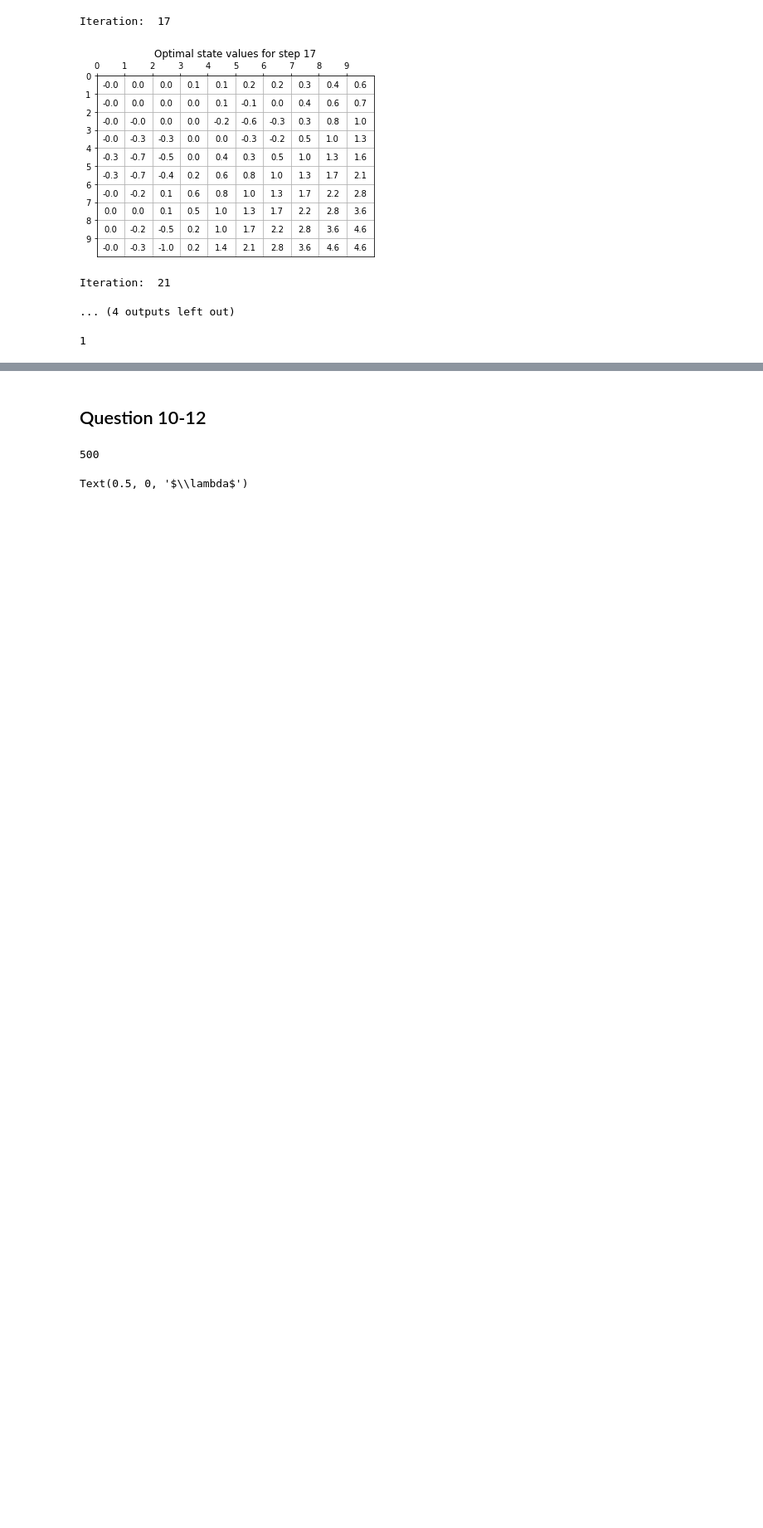
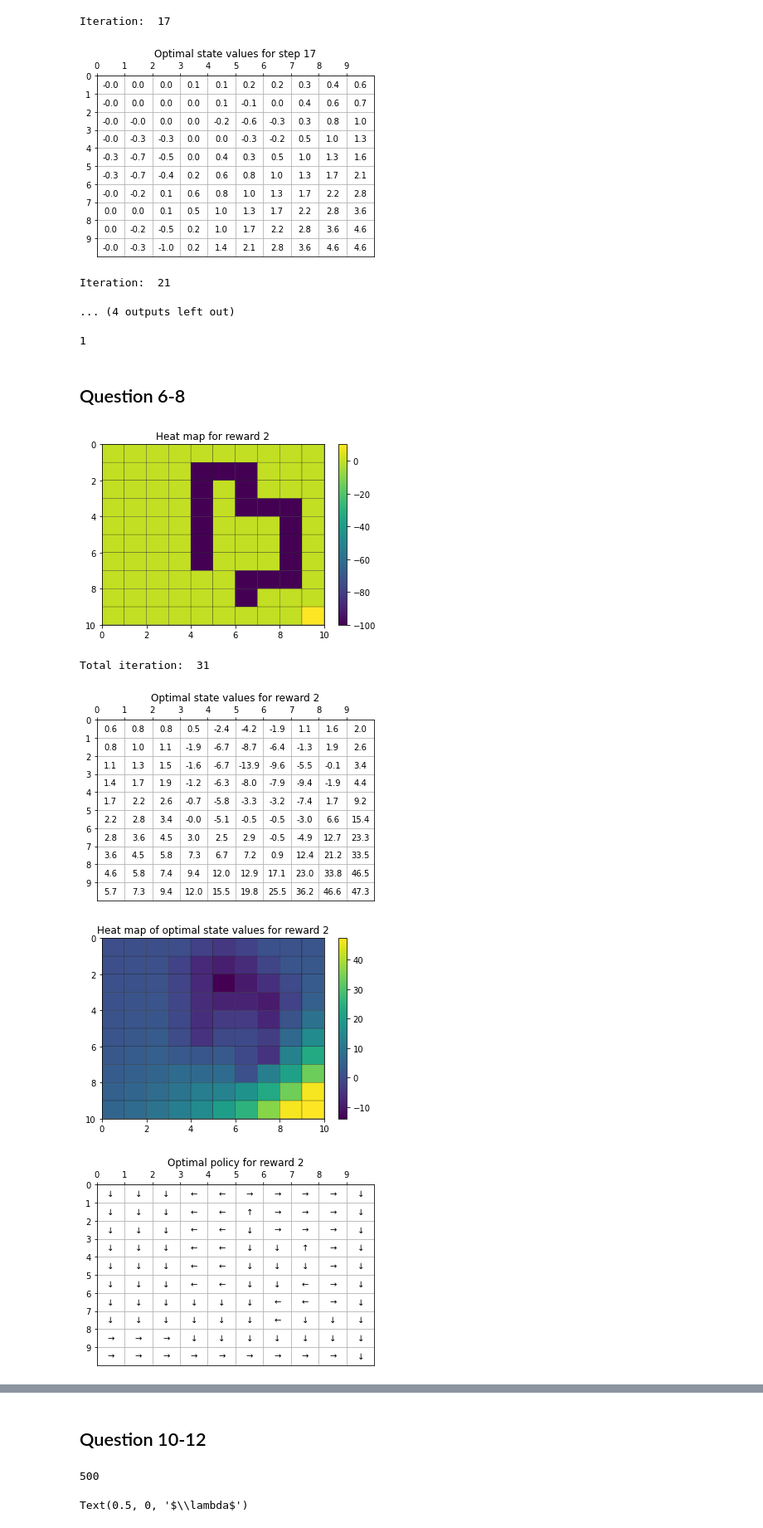
Before and after one commit to waynezhangus/Complex-Social-Network, a Jupyter notebook: Project3/ECE232_Proj3.ipynb, the cells around one changed output, grey strips where cells are left out. Shown: that part at 83% size. Cells and saved outputs as stored; diff of their text form; code cells hidden in the pictures; blank space fills up the shorter version.

```diff
--- a/Project3/ECE232_Proj3.ipynb
+++ b/Project3/ECE232_Proj3.ipynb
@@ -249,4 +249,19 @@ Iteration:  21
 print(policy1[89])
 # %% [output]
 1
+# %% [markdown]
+## Question 6-8
+# %%
+plot_heatmap(R2.reshape(10,10).T, 'Heat map for reward 2')
+V2, policy2, N2 = value_iteration(gw, R2)
+print('Total iteration: ', str(N2))
+plot_matrix(V2.reshape(10,10).T, 'Optimal state values for reward 2')
+plot_heatmap(V2.reshape(10,10).T, 'Heat map of optimal state values for reward 2')
+plot_arrow(policy2.reshape(10,10).T, 'Optimal policy for reward 2')
+# %% [output]
+[figure, added]
+Total iteration:  31
+[figure, added]
+[figure, added]
+[figure, added]
 # %% [markdown]
```
Also changed, not shown: parts of 5 cells of this notebook, 23 other files.
